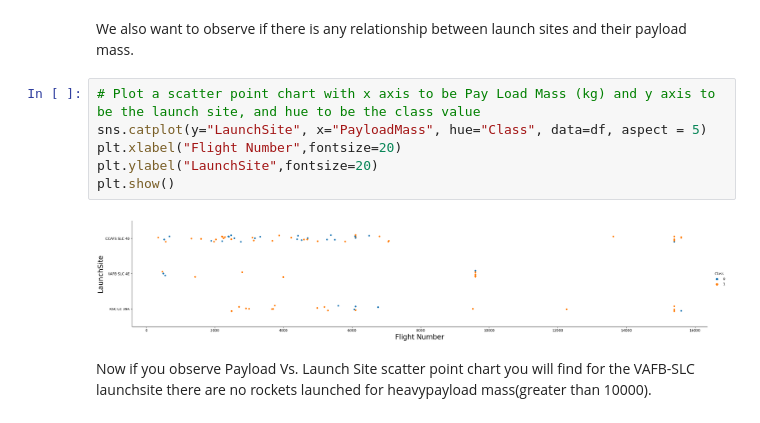
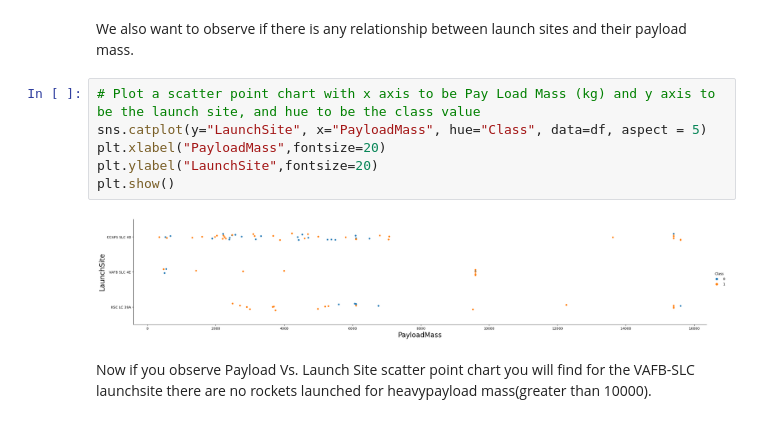
Before and after one commit to calebhh01/SpaceX-Launch-Data, a Jupyter notebook: IBM-DS0321EN-SkillsNetwork_labs_module_2_jupyter-labs-eda-dataviz.ipynb.jupyterlite.ipynb, the cells around one changed output. Saved outputs shown, nothing was run; the diff lists cells and outputs as text.

```diff
--- a/IBM-DS0321EN-SkillsNetwork_labs_module_2_jupyter-labs-eda-dataviz.ipynb.jupyterlite.ipynb
+++ b/IBM-DS0321EN-SkillsNetwork_labs_module_2_jupyter-labs-eda-dataviz.ipynb.jupyterlite.ipynb
@@ -106,11 +106,11 @@ We also want to observe if there is any relationship between launch sites and th
 # %%
 # Plot a scatter point chart with x axis to be Pay Load Mass (kg) and y axis to be the launch site, and hue to be the class value
 sns.catplot(y="LaunchSite", x="PayloadMass", hue="Class", data=df, aspect = 5)
-plt.xlabel("Flight Number",fontsize=20)
+plt.xlabel("PayloadMass",fontsize=20)
 plt.ylabel("LaunchSite",fontsize=20)
 plt.show()
 # %% [output]
-[figure, old version]
+[figure, new version]
 # %% [markdown]
 Now if you observe Payload Vs. Launch Site scatter point chart you will find for the VAFB-SLC  launchsite there are no  rockets  launched for  heavypayload mass(greater than 10000).
 # %% [markdown]
```
Also changed, not shown: parts of 1 cell of this notebook.
